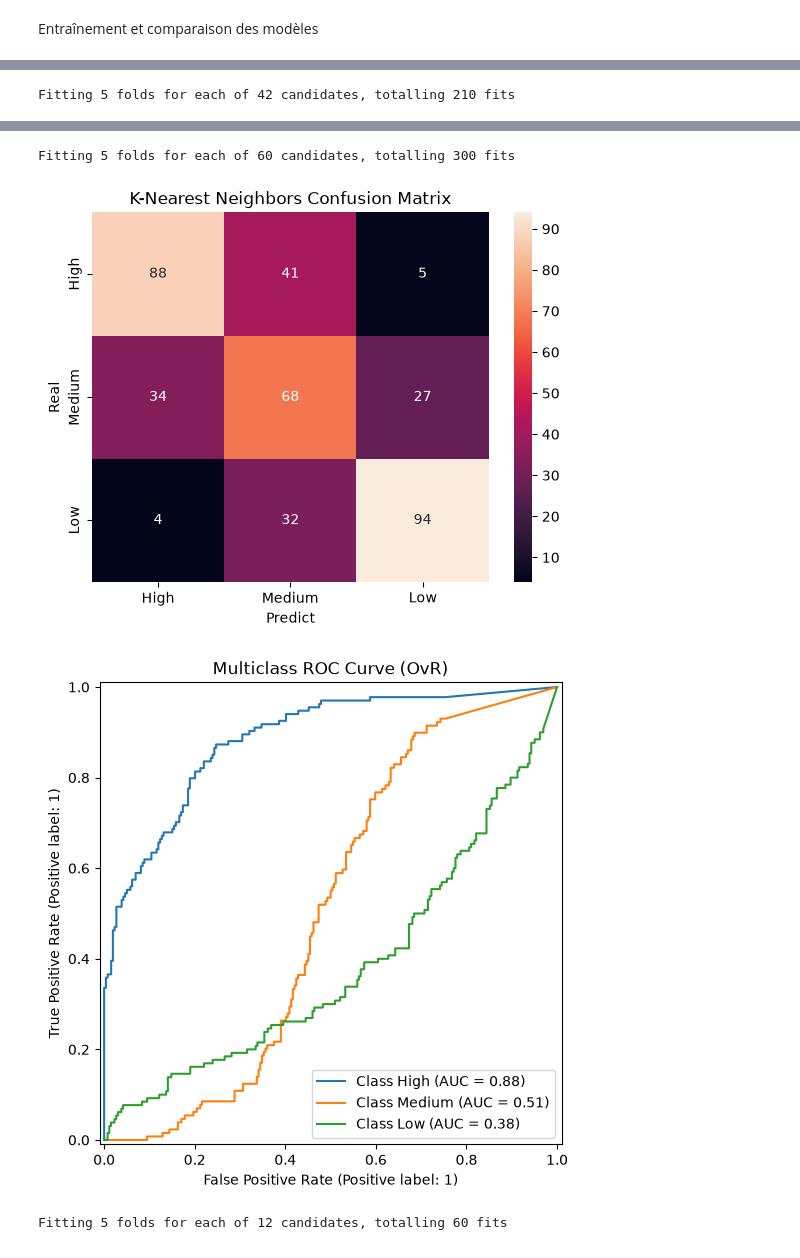
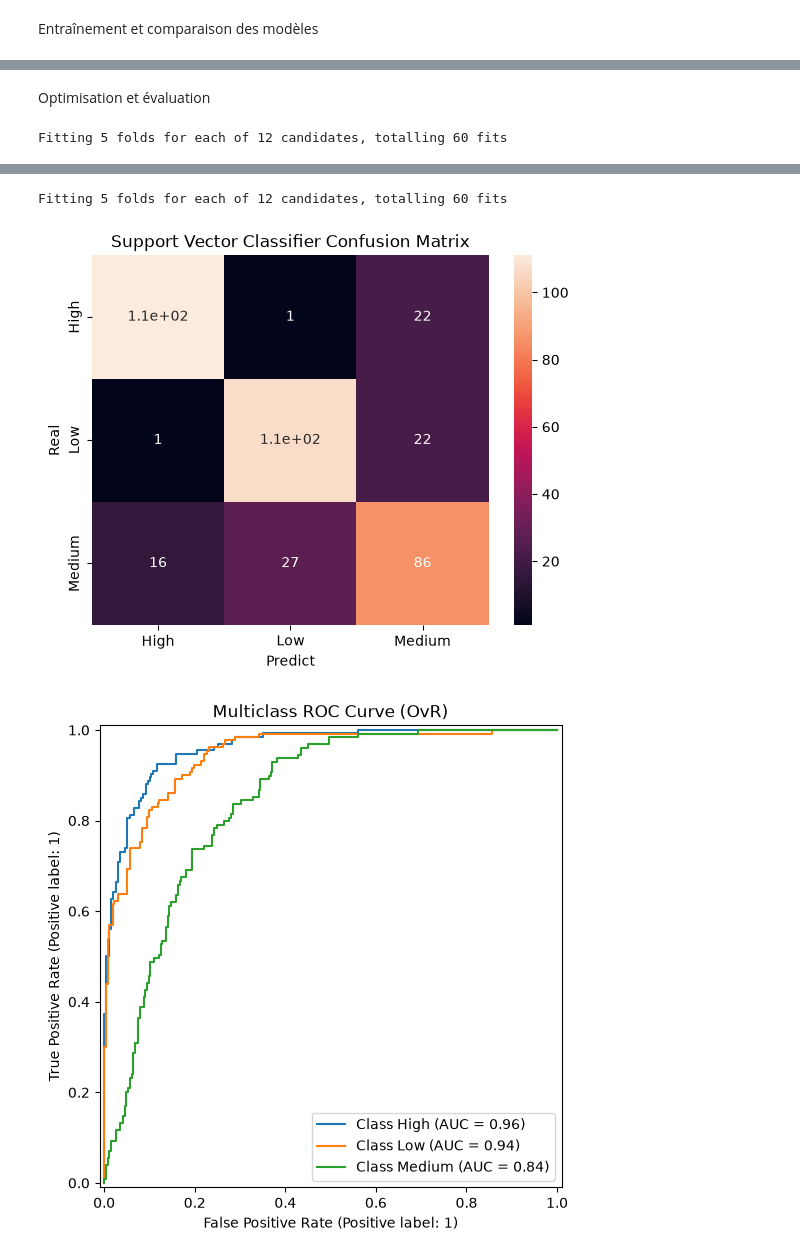
Before and after one commit to yah946/PsycheTrack, a Jupyter notebook: notebooks/03_model_training.ipynb, the cells around one changed output, grey strips where cells are left out. Cells and saved outputs as stored; diff of their text form; code cells hidden in the pictures.

```diff
--- a/notebooks/03_model_training.ipynb
+++ b/notebooks/03_model_training.ipynb
@@ -163,27 +155,19 @@ f1 score  : 58.77
+# %% [markdown]
+Optimisation et évaluation
 # %%
 models = {
     "Logistic Regression": {
-        "classifier": LogisticRegression(random_state=SEED),
+        "classifier": LogisticRegression(random_state=RANDOM_SEED),
         "params": {
-            'classifier__max_iter': [1000, 2000, 3000],
+            'classifier__max_iter': [1000, 2000],
             'classifier__penalty': ['l1','l2'],
             'classifier__solver': ['saga'],
-            'classifier__C': [0.001, 0.01, 0.1, 1, 10, 100, 1000],
-        },
+            'classifier__C': [0.1, 1, 10],
+            },
         "path": MODELS_PATH/'logistic_regression/fine_tuning'
     },
-    "K-Nearest Neighbors": {
-        "classifier": KNeighborsClassifier(algorithm='auto'),
-        "params": {
-            'classifier__n_neighbors': [1, 5, 7, 9, 10],
-            'classifier__p': [1, 2],
-            'classifier__leaf_size': [20, 50, 100],
-            'classifier__weights': ['uniform', 'distance'],
-        },
-        "path": MODELS_PATH/'knn/fine_tuning'
-    },
     "Support Vector Classifier": {
-        "classifier": SVC(probability=True,random_state=SEED),
+        "classifier": SVC(probability=True,random_state=RANDOM_SEED),
         "params": {
             'classifier__C': [0.1, 1, 10],
             'classifier__kernel': ['linear', 'rbf'],
@@ -193,7 +177,6 @@ models = {
 
     }
 }
-classes = ['High','Medium', 'Low']
 def createPipeline(model):
   return Pipeline([('preprocess',preprocess),('classifier',model)])
 import numpy as np
@@ -209,6 +192,7 @@ for name,config in models.items():
   grid_search = gridSearch(pipeline,config['params'])
   grid_search.fit(X_train,y_train)
   best_model = grid_search.best_estimator_
+  classes = best_model.classes_
   y_pred = best_model.predict(X_test)
   y_proba = best_model.predict_proba(X_test)
   y_test_bin = label_binarize(y_test, classes=classes)
@@ -232,7 +216,5 @@ for name,config in models.items():
   plt.savefig(metric_path/'roc_curve.png',dpi=300, bbox_inches='tight')
   plt.show()
   joblib.dump(model,model_path/'best_model.joblib')
-
-  # save_model_graphs()
 # %% [output]
-Fitting 5 folds for each of 42 candidates, totalling 210 fits
+Fitting 5 folds for each of 12 candidates, totalling 60 fits
@@ -241,4 +223,3 @@ Fitting 5 folds for each of 42 candidates, totalling 210 fits
-Fitting 5 folds for each of 60 candidates, totalling 300 fits
+Fitting 5 folds for each of 12 candidates, totalling 60 fits
-[figure, old version]
+[figure, new version]
-[figure, old version]
+[figure, new version]
-Fitting 5 folds for each of 12 candidates, totalling 60 fits
```
Also changed, not shown: parts of 5 cells of this notebook, 15 other files.
